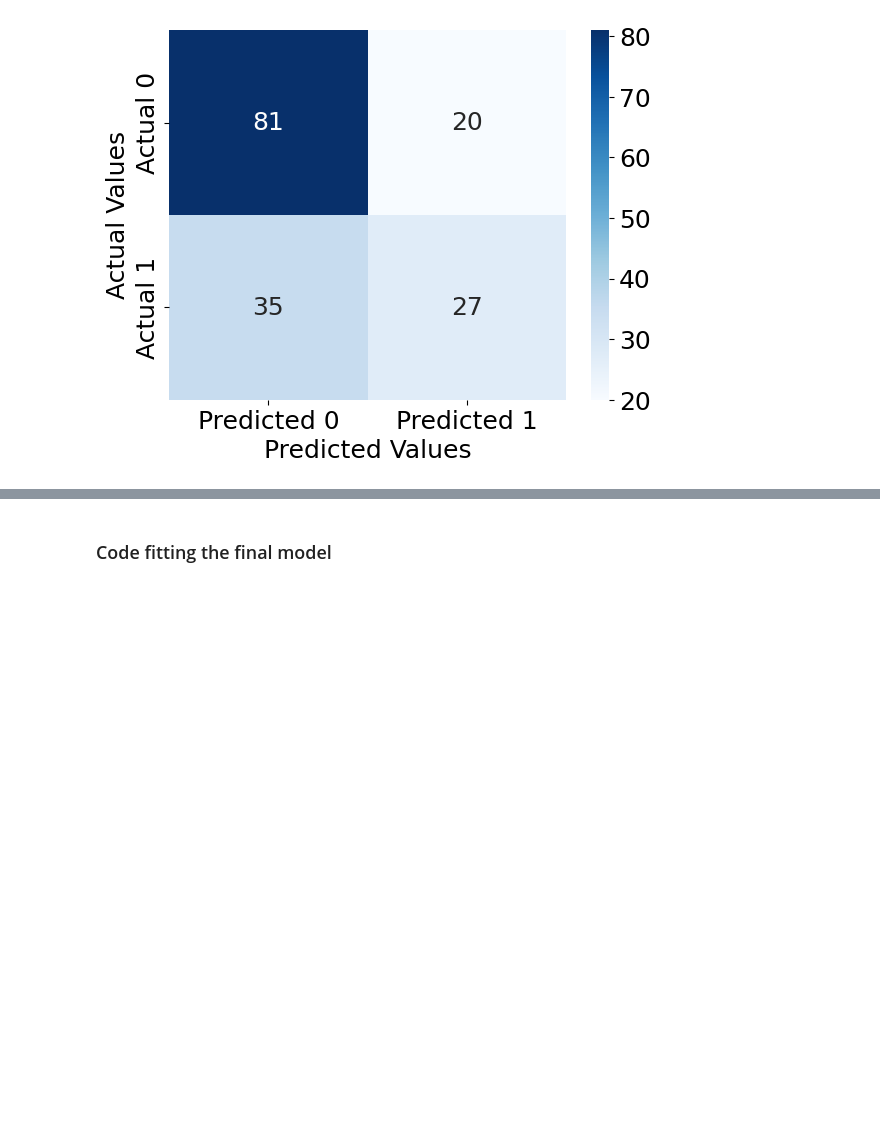
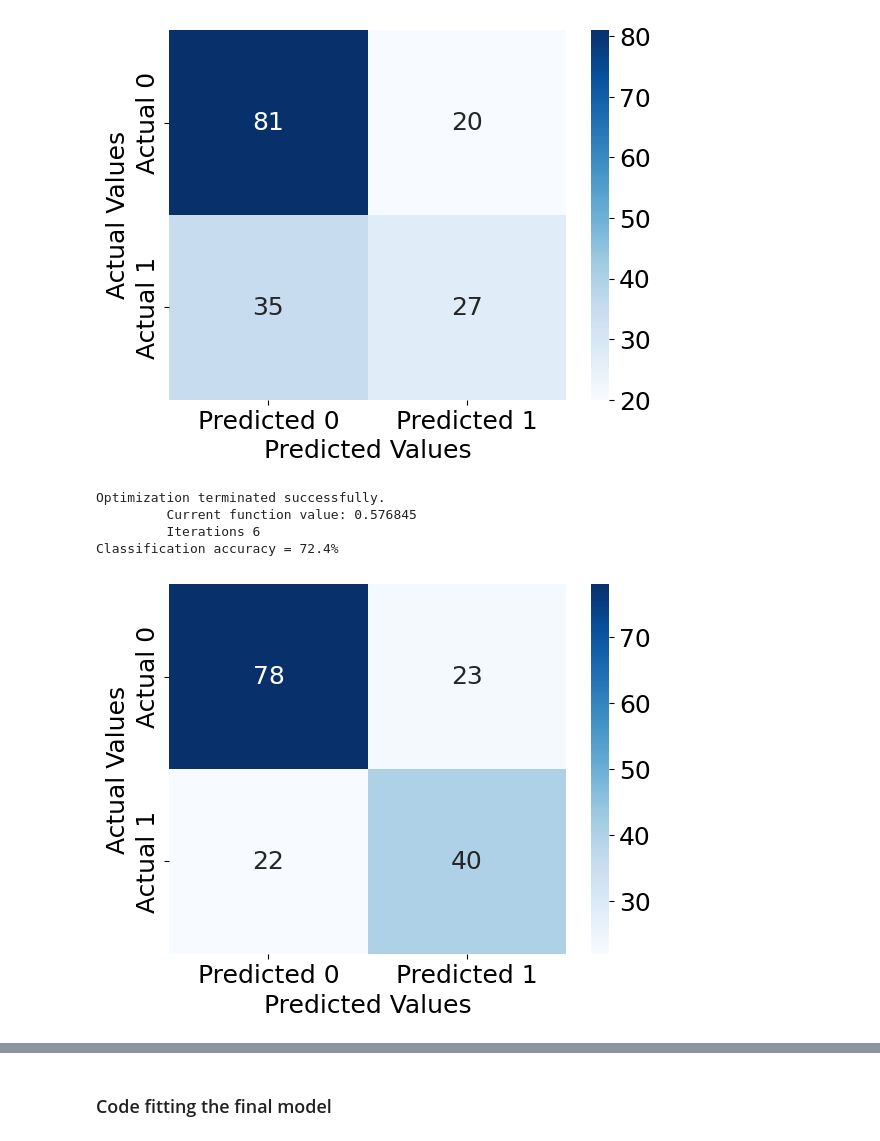
Before and after one commit to wchen952/STAT-303-2-Project, a Jupyter notebook: 303_2_Project_Code.ipynb, the cells around one changed output, grey strips where cells are left out. Saved outputs shown, nothing was run; the diff lists cells and outputs as text; code cells hidden in the pictures; blank space fills up the shorter version.

Commit message:
Final Model

```diff
--- a/303_2_Project_Code.ipynb
+++ b/303_2_Project_Code.ipynb
@@ -677,3 +756,13 @@ Optimization terminated successfully.
          Iterations 10
 Classification accuracy = 66.3%
 [figure]
+# %%
+highest_val_model_ = smf.logit(formula = "Class~ raisedhands + gender_F_StudentAbsenceDays_Above7",data = edutrain_dummies).fit()
+
+confusion_matrix_train(highest_val_model_)
+# %% [output]
+Optimization terminated successfully.
+         Current function value: 0.576845
+         Iterations 6
+Classification accuracy = 72.4%
+[figure, added]
```
Also changed, not shown: parts of 8 cells of this notebook.
